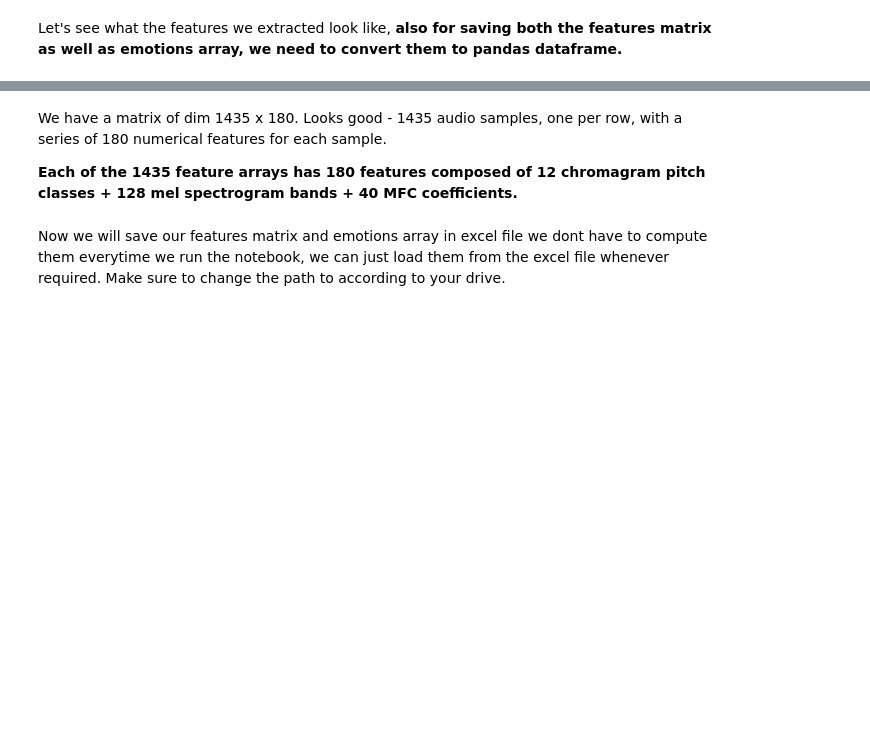
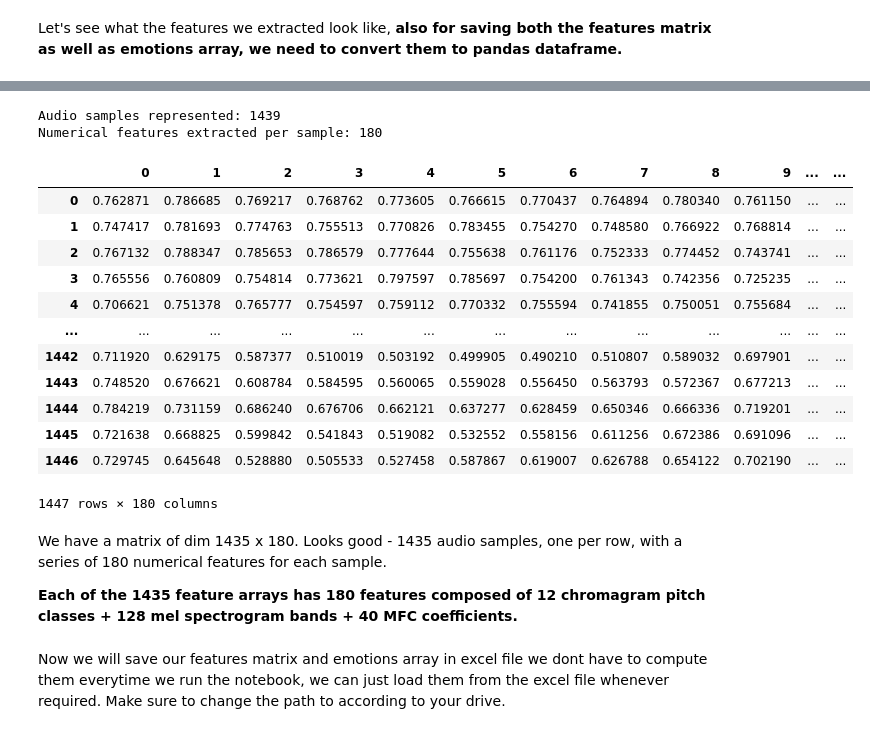
Before and after one commit to xwz2/Week3, a Jupyter notebook: week_3_machinelearning.ipynb, the cells around one changed output, grey strips where cells are left out. Saved outputs shown, nothing was run; the diff lists cells and outputs as text; code cells hidden in the pictures; blank space fills up the shorter version.

```diff
--- a/week_3_machinelearning.ipynb
+++ b/week_3_machinelearning.ipynb
@@ -189,3 +209,20 @@ def load_data():
+# %%
+import os, glob
+
+def load_data_combined():
+    X,y=[],[]
+    count = 0
+    for file in glob.glob("Week 2/OneDrive_2026-09-25/combined/*/*.wav"):
+        file_name=os.path.basename(file)
+        emotion=emotions_dict[file_name.split("-")[2]]
+        features = get_features(file)
+        X.append(features)
+        y.append(emotion)
+        count += 1
+        # '\r' + end='' results in printing over same line
+        print('\r' + f' Processed {count}/{1440} audio samples',end=' ')
+    # Return arrays to plug into sklearn's cross-validation algorithms
+    return np.array(X), np.array(y)
 # %% [markdown]
 Compute the feature matrix and read the emotion labels for the entire dataset.
 Note that our regressor (independent/explanatory variable), usually denoted X, is named 'features', and our regressand (dependent variable), usually denoted y, is named 'emotions'.
@@ -195,0 +237,2 @@ features, emotions = load_data()
+# %%
+features_combined, emotions_combined = load_data_combined()
@@ -224,3 +292,29 @@ Numerical features extracted per sample: 180
+# %%
+print(f'\nAudio samples represented: {features.shape[0]}')
+print(f'Numerical features extracted per sample: {features.shape[1]}')
+features_combined_df = pd.DataFrame(features_combined) # make it pretty for display
+
+
+#making dataframe for emotions as well
+emotions_combined_df = pd.DataFrame(emotions_combined) # make it pretty for display
+
+features_combined_df
+# %% [output]
+Audio samples represented: 1439
+Numerical features extracted per sample: 180
+|  | 0 | 1 | 2 | 3 | 4 | 5 | 6 | 7 | 8 | 9 | ... | ... |
+| 0 | 0.762871 | 0.786685 | 0.769217 | 0.768762 | 0.773605 | 0.766615 | 0.770437 | 0.764894 | 0.780340 | 0.761150 | ... | ... |
+| 1 | 0.747417 | 0.781693 | 0.774763 | 0.755513 | 0.770826 | 0.783455 | 0.754270 | 0.748580 | 0.766922 | 0.768814 | ... | ... |
+| 2 | 0.767132 | 0.788347 | 0.785653 | 0.786579 | 0.777644 | 0.755638 | 0.761176 | 0.752333 | 0.774452 | 0.743741 | ... | ... |
+| 3 | 0.765556 | 0.760809 | 0.754814 | 0.773621 | 0.797597 | 0.785697 | 0.754200 | 0.761343 | 0.742356 | 0.725235 | ... | ... |
+| 4 | 0.706621 | 0.751378 | 0.765777 | 0.754597 | 0.759112 | 0.770332 | 0.755594 | 0.741855 | 0.750051 | 0.755684 | ... | ... |
+| ... | ... | ... | ... | ... | ... | ... | ... | ... | ... | ... | ... | ... |
+| 1442 | 0.711920 | 0.629175 | 0.587377 | 0.510019 | 0.503192 | 0.499905 | 0.490210 | 0.510807 | 0.589032 | 0.697901 | ... | ... |
+| 1443 | 0.748520 | 0.676621 | 0.608784 | 0.584595 | 0.560065 | 0.559028 | 0.556450 | 0.563793 | 0.572367 | 0.677213 | ... | ... |
+| 1444 | 0.784219 | 0.731159 | 0.686240 | 0.676706 | 0.662121 | 0.637277 | 0.628459 | 0.650346 | 0.666336 | 0.719201 | ... | ... |
+| 1445 | 0.721638 | 0.668825 | 0.599842 | 0.541843 | 0.519082 | 0.532552 | 0.558156 | 0.611256 | 0.672386 | 0.691096 | ... | ... |
+| 1446 | 0.729745 | 0.645648 | 0.528880 | 0.505533 | 0.527458 | 0.587867 | 0.619007 | 0.626788 | 0.654122 | 0.702190 | ... | ... |
+1447 rows × 180 columns
 # %% [markdown]
 We have a matrix of dim 1435 x 180. Looks good - 1435 audio samples, one per row, with a series of
 180 numerical features for each sample.
```
Also changed, not shown: parts of 31 cells of this notebook.
